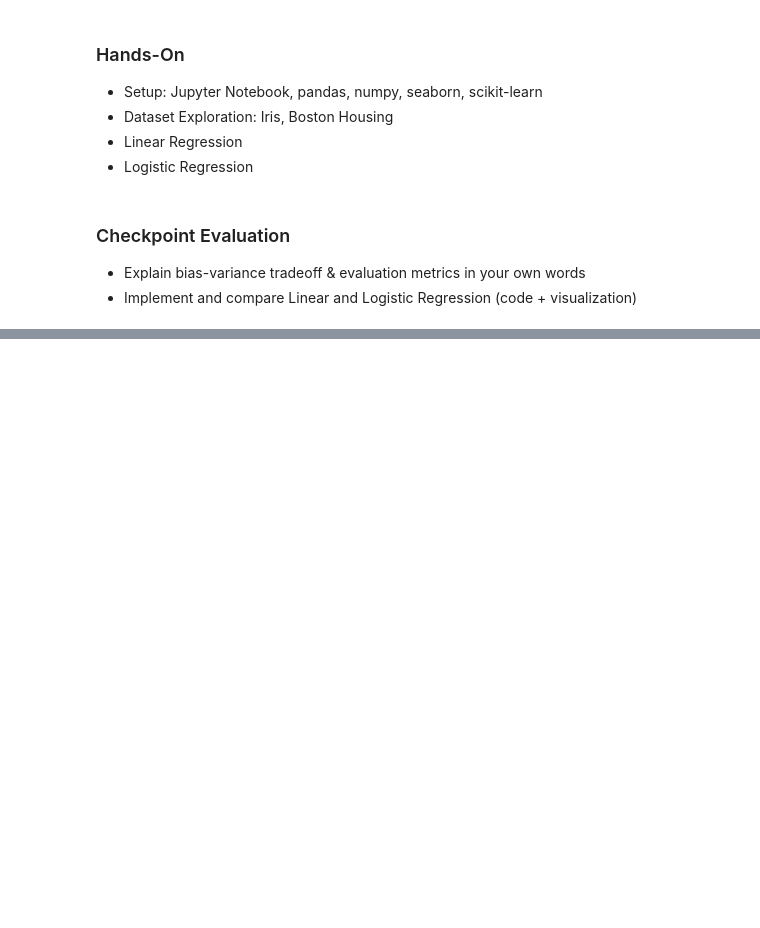
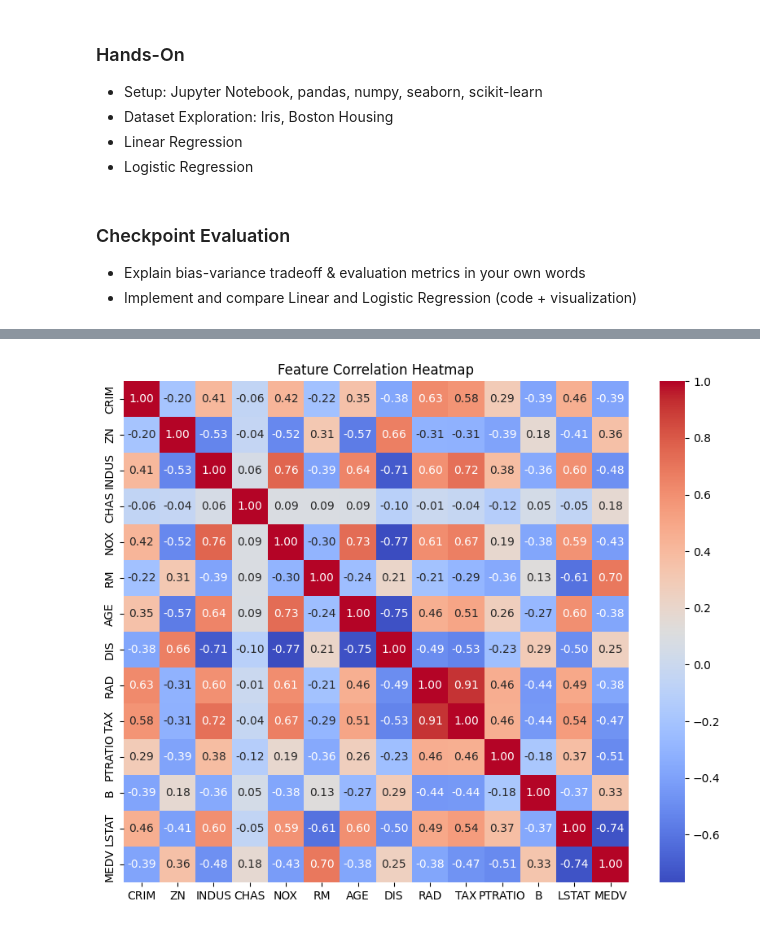
Before and after one commit to laibanadeem1/ML-Internship, a Jupyter notebook: Week1.ipynb, the cells around one changed output, grey strips where cells are left out. Drawn from its saved outputs; the diff is of its cells as text; code cells hidden in the pictures; blank space fills up the shorter version.

```diff
--- a/Week1.ipynb
+++ b/Week1.ipynb
@@ -99,0 +114,11 @@ import seaborn as sns
+# %%
+#loading dataset
+df = pd.read_csv('housing.csv')
+
+#column name not defined in csv file, imported it from kaggle web
+column_names = ['CRIM', 'ZN', 'INDUS', 'CHAS', 'NOX', 'RM', 'AGE', 'DIS', 'RAD', 'TAX', 'PTRATIO', 'B', 'LSTAT', 'MEDV']
+data = read_csv('housing.csv', header=None, delimiter=r"\s+", names=column_names)
+print(data.head(5))
+
+#dimension of the dataset
+print(np.shape(data))
@@ -99,0 +145,8 @@ import seaborn as sns
+# %%
+#checking correlation
+plt.figure(figsize=(10, 8))
+sns.heatmap(data.corr(numeric_only=True), annot=True, cmap='coolwarm', fmt=".2f")
+plt.title("Feature Correlation Heatmap")
+plt.show()
+# %% [output]
+[figure, added]
```
Also changed, not shown: parts of 23 cells of this notebook, 1 other file.
